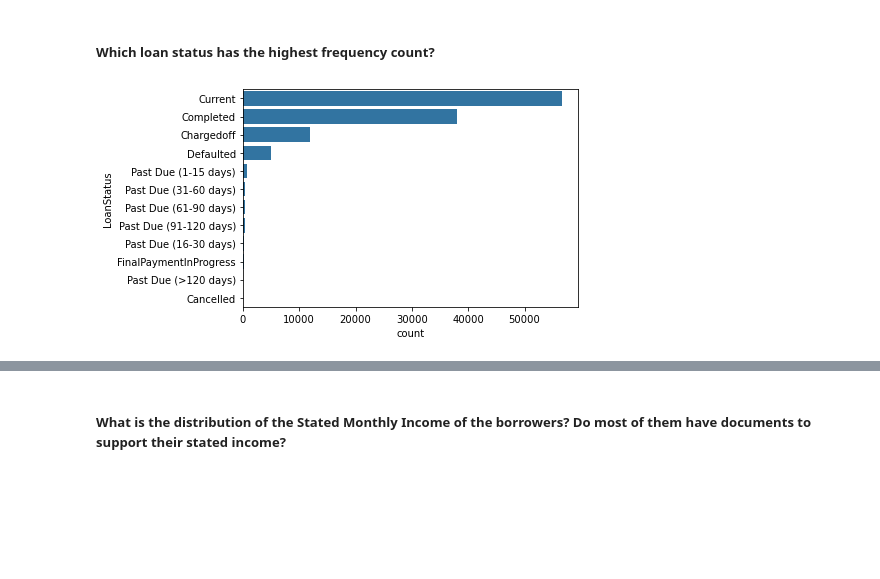
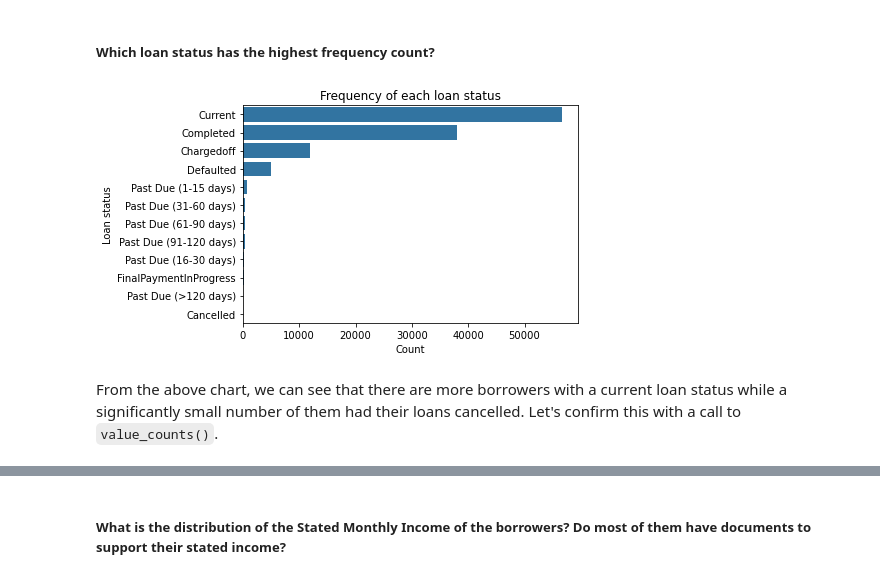
Before and after one commit to cnikoro/prosper_loan_eda, a Jupyter notebook: Part_I_exploration_template.ipynb, the cells around one changed output, grey strips where cells are left out. Cells and saved outputs as stored; diff of their text form; code cells hidden in the pictures; blank space fills up the shorter version.

```diff
--- a/Part_I_exploration_template.ipynb
+++ b/Part_I_exploration_template.ipynb
@@ -112,14 +112,6 @@ float64
 
 object
 {'LoanKey', 'ListingKey', 'ProsperRating (Alpha)', 'Occupation', 'LoanOriginationQuarter', 'FirstRecordedCreditLine', 'BorrowerState', 'EmploymentStatus', 'ListingCreationDate', 'IncomeRange', 'DateCr ...
-# %%
-# TotalProsperLoans, OnTimeProsperPayments, ProsperPaymentsLessThanOneMonthLate,
-# and ProsperPaymentsOneMonthPlusLate should be integers
-
-columns = ['TotalProsperLoans', 'OnTimeProsperPayments', 'TotalProsperPaymentsBilled',
-'ProsperPaymentsLessThanOneMonthLate', 'ProsperPaymentsOneMonthPlusLate']
-
-loans[columns] = loans[columns].astype('Int64')
 # %%
 # summary statistics
 
@@ -231,6 +223,26 @@ loans[loans.CreditScoreRangeLower.isna()]['CreditScoreRangeUpper'].value_counts(
 # %% [output]
 NaN    591
 Name: CreditScoreRangeUpper, dtype: int64
+# %%
+# make ListingCategory (numeric) and Term of categorical types
+
+category = pd.api.types.CategoricalDtype(categories=range(1,18), ordered=False)
+
+loans['ListingCategory (numeric)'] = loans['ListingCategory (numeric)'].astype(category)
+
+category = pd.api.types.CategoricalDtype(categories=[12, 36, 60], ordered=True)
+
+loans['Term'] = loans.Term.astype(category)
+
+# LoanStatus would be made an ordered categorical variable
+
+category = ['Cancelled', 'Current', 'FinalPaymentInProgress', 'Completed',
+ 'Past Due (1-15 days)', 'Past Due (16-30 days)', 'Past Due (31-60 days)',
+'Past Due (61-90 days)', 'Past Due (91-120 days)', 'Past Due (> 120 days)',
+'Defaulted', 'Chargedoff']
+
+category = pd.api.types.CategoricalDtype(categories=category, ordered=True)
+loans.LoanStatus = loans.LoanStatus.astype(category)
 # %% [markdown]
 ### What is the structure of your dataset?
 
@@ -266,8 +278,12 @@ and prepare yourself to look at relationships between variables.
 # %%
 # plot distribution of LoanStatus
 
 sns.countplot(data=loans, y='LoanStatus', order=loans.LoanStatus.value_counts().index, color=sns.color_palette()[0])
-
+plt.xlabel('Count')
+plt.ylabel('Loan status')
+plt.title('Frequency of each loan status')
 plt.show()
 # %% [output]
-[figure, old version]
+[figure, new version]
+# %% [markdown]
+From the above chart, we can see that there are more borrowers with a current loan status while a significantly small number of them had their loans cancelled. Let's confirm this with a call to `value_counts()`.
```
Also changed, not shown: parts of 38 cells of this notebook.
